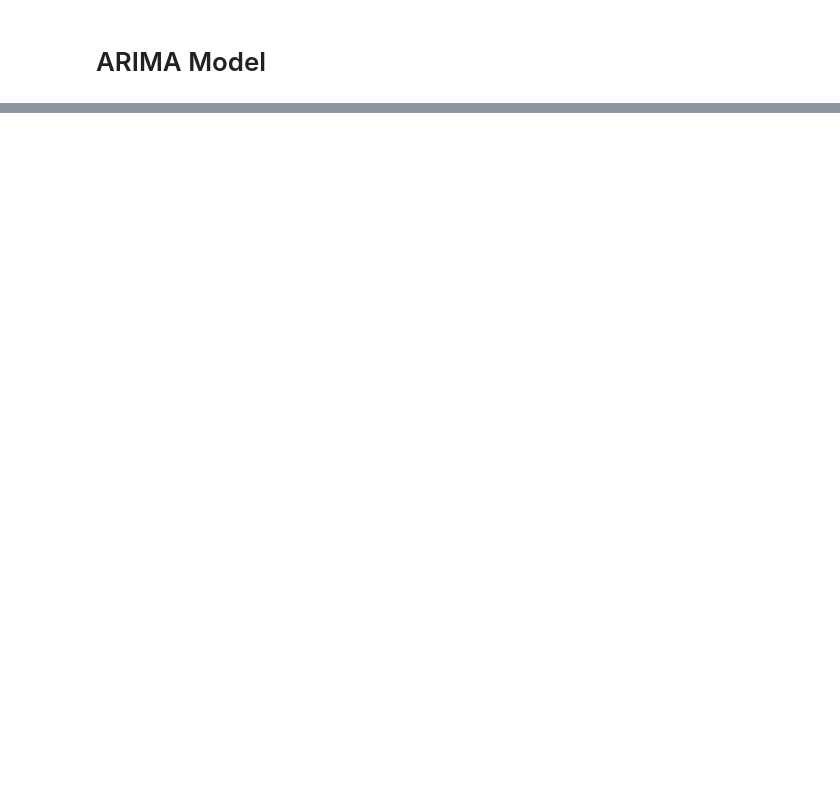
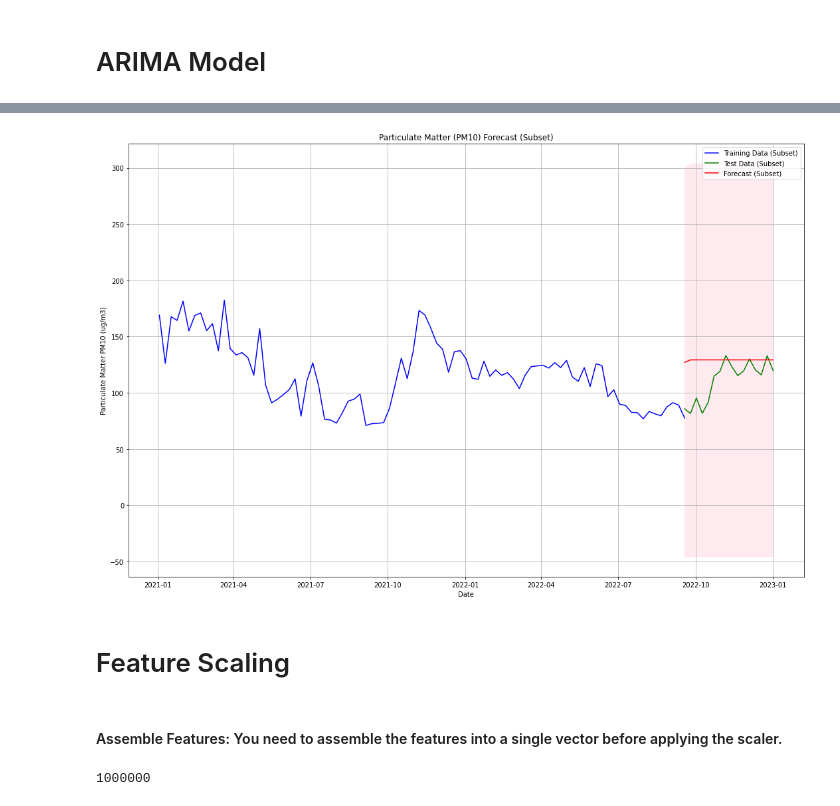
Before and after one commit to Himanshusamal60/Analysis_of_Air_Pollution_in_India, a Jupyter notebook: Analysis_of_pollution.ipynb, the cells around one changed output, grey strips where cells are left out. Drawn from its saved outputs; the diff is of its cells as text; code cells hidden in the pictures; blank space fills up the shorter version.

```diff
--- a/Analysis_of_pollution.ipynb
+++ b/Analysis_of_pollution.ipynb
@@ -1669,0 +1854,41 @@ pandas_df.set_index('from_date', inplace=True)
+# %%
+#Resample data to a weekly average (you can change this to monthly if still too noisy)
+train_resampled = train['pm10_ug_m3'].resample('W').mean()
+test_resampled = test['pm10_ug_m3'].resample('W').mean()
+forecast_resampled = forecast_df['forecast'].resample('W').mean()
+conf_int_resampled_lower = forecast_df['lower_ci'].resample('W').mean()
+conf_int_resampled_upper = forecast_df['upper_ci'].resample('W').mean()
+
+# Now, if you want to focus on a subset of the data, do the following:
+subset_start = '2021-01-01'
+subset_end = '2023-01-01'
+
+train_subset = train_resampled.loc[subset_start:subset_end]
+test_subset = test_resampled.loc[subset_start:subset_end]
+forecast_subset = forecast_resampled.loc[subset_start:subset_end]
+conf_int_subset_lower = conf_int_resampled_lower.loc[subset_start:subset_end]
+conf_int_subset_upper = conf_int_resampled_upper.loc[subset_start:subset_end]
+
+# Plotting the subset
+plt.figure(figsize=(15, 10))
+
+plt.plot(train_subset.index, train_subset, label='Training Data (Subset)', linestyle='-', color='blue')
+plt.plot(test_subset.index, test_subset, label='Test Data (Subset)', linestyle='-', color='green')
+plt.plot(forecast_subset.index, forecast_subset, label='Forecast (Subset)', color='red', linestyle='-')
+
+plt.fill_between(forecast_subset.index,
+                 conf_int_subset_lower, conf_int_subset_upper,
+                 color='pink', alpha=0.3)  # Reduced opacity
+
+plt.title('Particulate Matter (PM10) Forecast (Subset)')
+plt.xlabel('Date')
+plt.ylabel('Particulate Matter PM10 (ug/m3)')
+plt.legend()
+plt.grid(True)
+plt.tight_layout()  # Adjust subplots to fit in figure area
+plt.show()
+spark.stop()
+# %% [output]
+[figure, added]
+# %% [markdown]
+# Feature Scaling
@@ -1670 +1904,23 @@ pandas_df.set_index('from_date', inplace=True)
+# %% [markdown]
+#### Assemble Features: You need to assemble the features into a single vector before applying the scaler.
+# %%
+# Initialize Spark session
+spark = SparkSession.builder \
+    .appName("Assemble Features") \
+    .getOrCreate()
+
+# # Read DataFrame from Parquet file
+parquet_file_path = "file:///home/talentum/myproject/dataSource/output/df_with_aqi_parquet/*.parquet"
+new_df = spark.read.parquet(parquet_file_path)
+fraction = min(1.0, 1000000 / new_df.count())  # Ensure fraction does not exceed 1.0
+
+# Sample rows randomly
+df_sampled = new_df.sample(fraction=fraction, seed=42)  # Seed for reproducibility
+
+# Limit the number of rows to 1,000,000
+new_df = df_sampled.limit(1000000)
+# new_df=df_with_aqi
+new_df.count()
+# %% [output]
+1000000
 # %%
```
Also changed, not shown: parts of 41 cells of this notebook.
